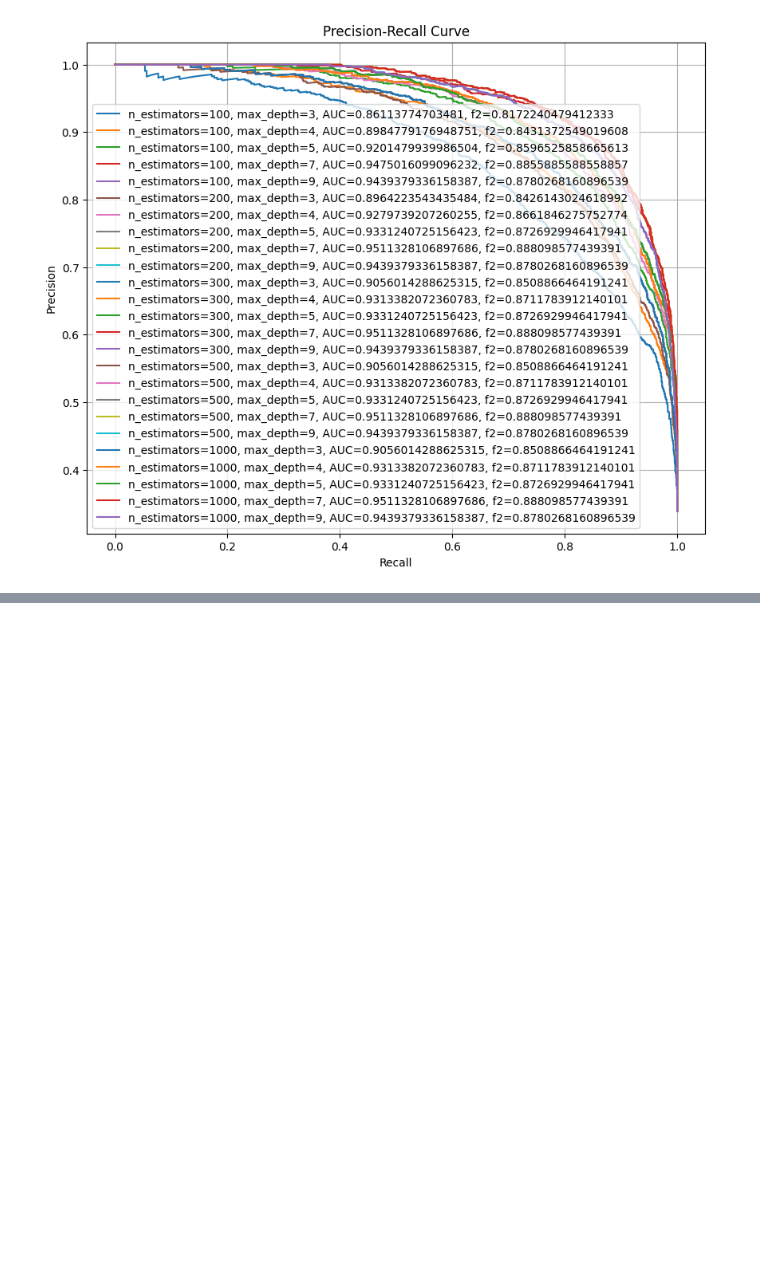
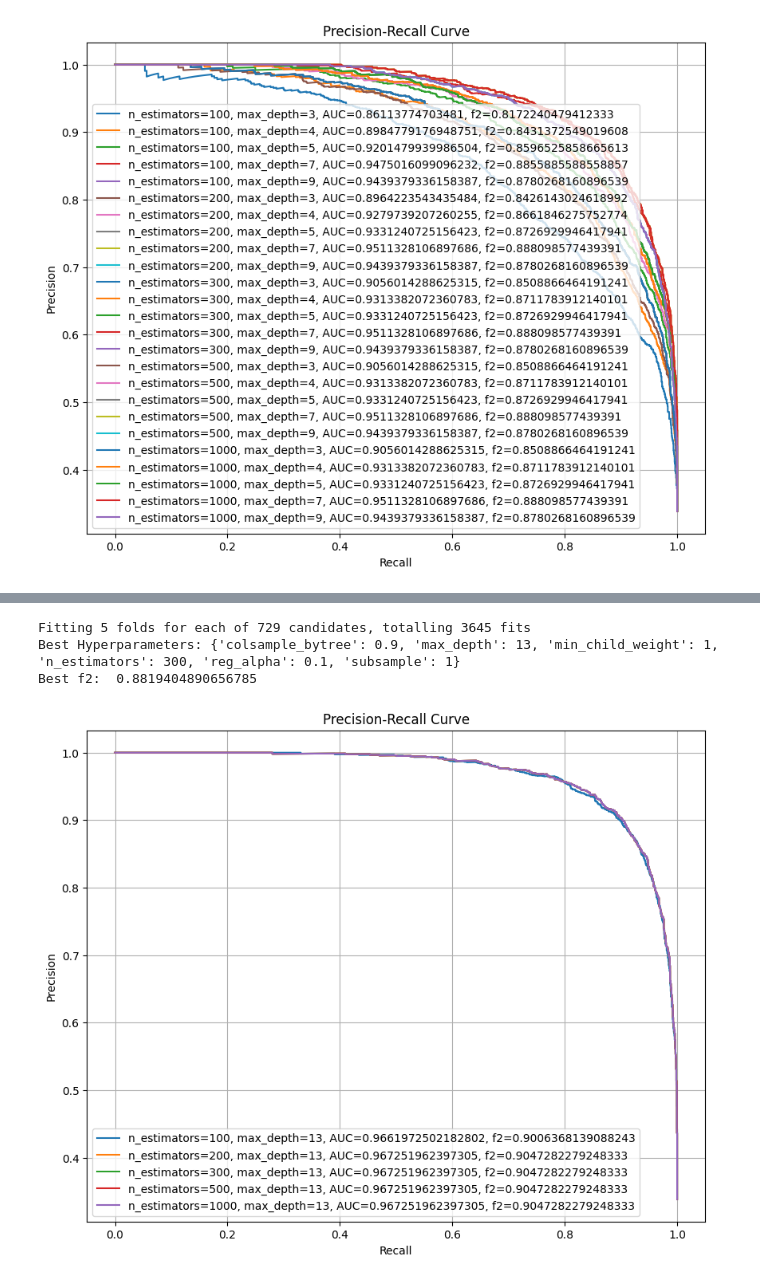
Before and after one commit to braeden-reinoso/Air-Toxin-Risk-in-Marginalized-Communities, a Jupyter notebook: Models/XGBoost/xgboost.ipynb, the cells around one changed output, grey strips where cells are left out. Drawn from its saved outputs; the diff is of its cells as text; code cells hidden in the pictures; blank space fills up the shorter version.

```diff
--- a/Models/XGBoost/xgboost.ipynb
+++ b/Models/XGBoost/xgboost.ipynb
@@ -277 +277,65 @@ plt.show()
+# %%
+# we got (n_estimators, max_depth) = (200,17) from our loop above, but that seems high
+# so let's try different regularization parameters and see if they help
+# warning: this is a big grid search, so it will take a LONG time
+# min_child_weight and subsample didn't end up matering, and n_estimators was fine at 200 or 300 so you can set those and get rid of them from the grid if you want to check this on your own
+# looks like (300,13) is best, with colsamply_bytree=0.9 and reg_alpha=0.1, and subsample and min_child_weight didn't matter (so just leave their defaults)
+
+xgb_clf = xgboost.XGBClassifier(objective='binary:logistic', missing=-999, seed=201, scale_pos_weight=2, learning_rate=0.3, max_depth=17, reg_lambda=10)
+
+f2_scorer = make_scorer(fbeta_score, beta=2)
+param_grid = {
+    'max_depth' : [9,13,17],
+    'n_estimators' : [100,200,300],
+    'subsample' : [0.8,0.9,1],
+    'colsample_bytree' : [0.8,0.9,1],
+    'min_child_weight' : [1,2,3],
+    'reg_alpha' : [0,0.01,0.1]
+}
+
+grid_search = GridSearchCV(xgb_clf, param_grid, scoring=f2_scorer, cv=5, verbose=1, n_jobs=1)
+
+grid_search.fit(X_train,y_train)
+
+print("Best Hyperparameters:", grid_search.best_params_)
+print("Best f2: ", grid_search.best_score_)
+# %% [output]
+Fitting 5 folds for each of 729 candidates, totalling 3645 fits
+Best Hyperparameters: {'colsample_bytree': 0.9, 'max_depth': 13, 'min_child_weight': 1, 'n_estimators': 300, 'reg_alpha': 0.1, 'subsample': 1}
+Best f2:  0.8819404890656785
+# %%
+# let's just make sure the n_estimators=300 from gridsearch isn't superficial
+# looks like n_estimators=200 is just as good as 300, so we'll stick with that
+
+n_estimators_values = [100,200,300,500,1000]
+
+plt.figure(figsize=(10,8))
+
+for n in n_estimators_values:
+    xgb_clf_nm = xgboost.XGBClassifier(objective='binary:logistic', missing=-999, seed=201, scale_pos_weight=2, learning_rate=0.3, max_depth=13, reg_lambda=10, reg_alpha=0.1, colsample_bytree=0.9, n_estimators=n)
+    xgb_clf_nm = xgb_clf_nm.fit(
+        X_train,
+        y_train,
+        verbose=False,
+        eval_metric = f2_eval,
+        eval_set = [(X_val, y_val)],
+        early_stopping_rounds = 20,
+    )
+    y_prob = xgb_clf_nm.predict_proba(X_val)[:,1]
+    precision, recall, _ = precision_recall_curve(y_val, y_prob)
+    auc_score = auc(recall, precision)
+
+    y_pred = xgb_clf_nm.predict(X_val)
+    f2 = fbeta_score(y_val, y_pred, beta=2)
+
+    plt.plot(recall, precision, label = f'n_estimators={n}, max_depth={13}, AUC={auc_score}, f2={f2}')
+
+plt.xlabel('Recall')
+plt.ylabel('Precision')
+plt.title('Precision-Recall Curve')
+plt.legend()
+plt.grid(True)
+plt.show()
+# %% [output]
+[figure, added]
 # %%
```
Also changed, not shown: parts of 8 cells of this notebook.
